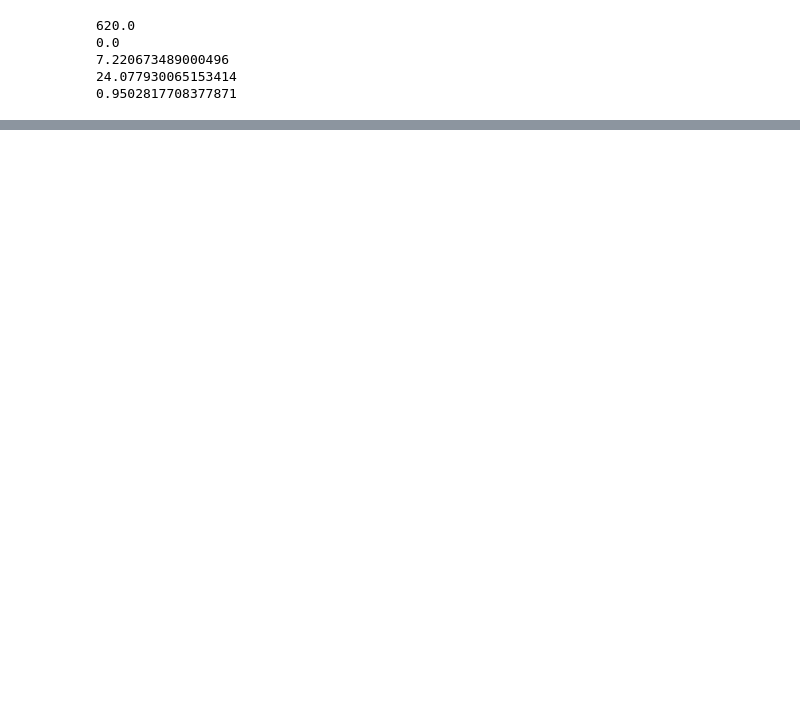
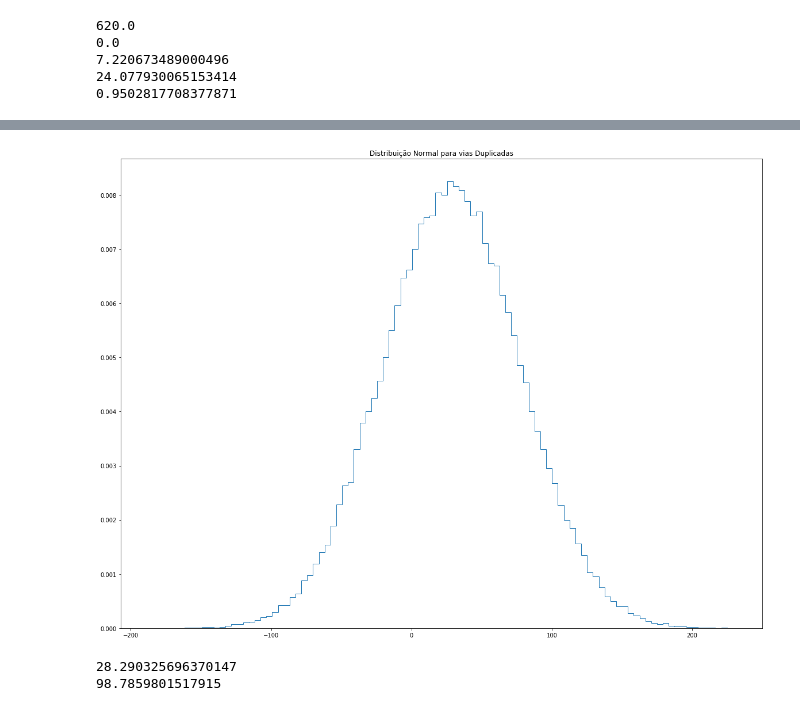
Before and after one commit to gwerle/analise_infraestrutura_viaria, a Jupyter notebook: data_visualization.ipynb, the cells around one changed output, grey strips where cells are left out. Saved outputs shown, nothing was run; the diff lists cells and outputs as text; code cells hidden in the pictures; blank space fills up the shorter version.

```diff
--- a/data_visualization.ipynb
+++ b/data_visualization.ipynb
@@ -154,0 +136,16 @@ Index(['OBJECTID', 'id_trecho_', 'vl_br', 'sg_uf', 'nm_tipo_tr', 'vl_codigo',
+# %%
+duplicadas = estradas.loc[estradas['ds_legenda'] == 'Duplicada']
+mu = np.mean(duplicadas['acidentes_por_km'])
+variance = np.var(duplicadas['acidentes_por_km'])
+sigma = np.sqrt(variance)
+samples_std1 = np.random.normal(mu, sigma, size=100000)
+plt.figure(figsize=(20,15))
+_ = plt.hist(samples_std1, bins=100, density=True, histtype='step')
+plt.title('Distribuição Normal para vias Duplicadas')
+plt.show()
+print(mu)
+print(2*sigma)
+# %% [output]
+[figure, added]
+28.290325696370147
+98.7859801517915
```
Also changed, not shown: parts of 11 cells of this notebook.
